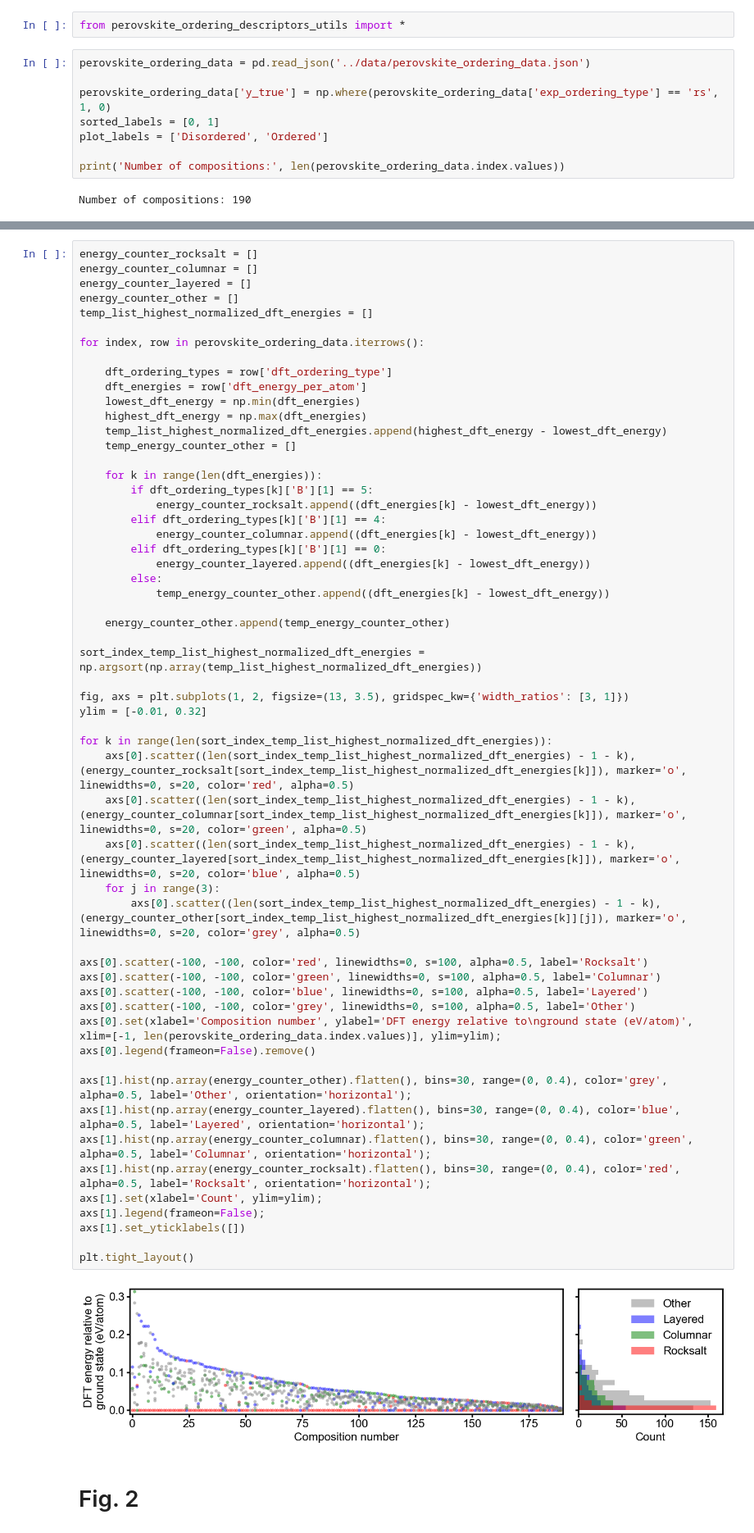
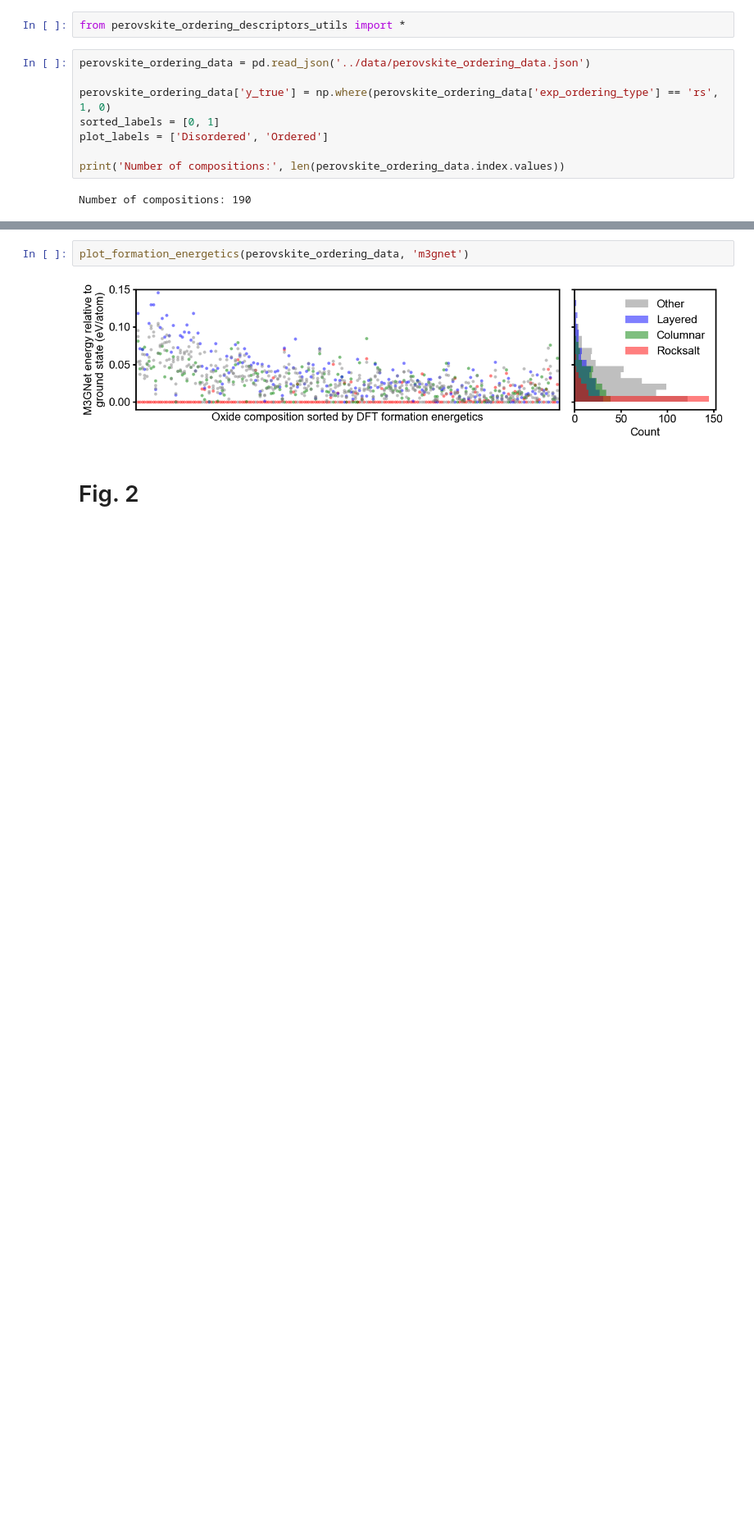
Before and after one commit to learningmatter-mit/Perovskite-Ordering-Descriptors, a Jupyter notebook: descriptors/perovskite_ordering_descriptors.ipynb, the cells around one changed output, grey strips where cells are left out. Shown at 82% size. Cells and saved outputs as stored; diff of their text form; blank space fills up the shorter version.

```diff
--- a/descriptors/perovskite_ordering_descriptors.ipynb
+++ b/descriptors/perovskite_ordering_descriptors.ipynb
@@ -46,61 +49,7 @@ Index(['formula', 'A', 'B', 'A_electronegativity', 'A_ox_state',
 # %%
-energy_counter_rocksalt = []
-energy_counter_columnar = []
-energy_counter_layered = []
-energy_counter_other = []
-temp_list_highest_normalized_dft_energies = []
-
-for index, row in perovskite_ordering_data.iterrows():
-
-    dft_ordering_types = row['dft_ordering_type']
-    dft_energies = row['dft_energy_per_atom']
-    lowest_dft_energy = np.min(dft_energies)
-    highest_dft_energy = np.max(dft_energies)
-    temp_list_highest_normalized_dft_energies.append(highest_dft_energy - lowest_dft_energy)
-    temp_energy_counter_other = []
-
-    for k in range(len(dft_energies)):
-        if dft_ordering_types[k]['B'][1] == 5:
-            energy_counter_rocksalt.append((dft_energies[k] - lowest_dft_energy))
-        elif dft_ordering_types[k]['B'][1] == 4:
-            energy_counter_columnar.append((dft_energies[k] - lowest_dft_energy))
-        elif dft_ordering_types[k]['B'][1] == 0:
-            energy_counter_layered.append((dft_energies[k] - lowest_dft_energy))
-        else:
-            temp_energy_counter_other.append((dft_energies[k] - lowest_dft_energy))
-
-    energy_counter_other.append(temp_energy_counter_other)
-
-sort_index_temp_list_highest_normalized_dft_energies = np.argsort(np.array(temp_list_highest_normalized_dft_energies))
-
-fig, axs = plt.subplots(1, 2, figsize=(13, 3.5), gridspec_kw={'width_ratios': [3, 1]})
-ylim = [-0.01, 0.32]
-
-for k in range(len(sort_index_temp_list_highest_normalized_dft_energies)):
-    axs[0].scatter((len(sort_index_temp_list_highest_normalized_dft_energies) - 1 - k), (energy_counter_rocksalt[sort_index_temp_list_highest_normalized_dft_energies[k]]), marker='o', linewidths=0, s=20, color='red', alpha=0.5)
-    axs[0].scatter((len(sort_index_temp_list_highest_normalized_dft_energies) - 1 - k), (energy_counter_columnar[sort_index_temp_list_highest_normalized_dft_energies[k]]), marker='o', linewidths=0, s=20, color='green', alpha=0.5)
-    axs[0].scatter((len(sort_index_temp_list_highest_normalized_dft_energies) - 1 - k), (energy_counter_layered[sort_index_temp_list_highest_normalized_dft_energies[k]]), marker='o', linewidths=0, s=20, color='blue', alpha=0.5)
-    for j in range(3):
-        axs[0].scatter((len(sort_index_temp_list_highest_normalized_dft_energies) - 1 - k), (energy_counter_other[sort_index_temp_list_highest_normalized_dft_energies[k]][j]), marker='o', linewidths=0, s=20, color='grey', alpha=0.5)
-
-axs[0].scatter(-100, -100, color='red', linewidths=0, s=100, alpha=0.5, label='Rocksalt')
-axs[0].scatter(-100, -100, color='green', linewidths=0, s=100, alpha=0.5, label='Columnar')
-axs[0].scatter(-100, -100, color='blue', linewidths=0, s=100, alpha=0.5, label='Layered')
-axs[0].scatter(-100, -100, color='grey', linewidths=0, s=100, alpha=0.5, label='Other')
-axs[0].set(xlabel='Composition number', ylabel='DFT energy relative to\nground state (eV/atom)', xlim=[-1, len(perovskite_ordering_data.index.values)], ylim=ylim);
-axs[0].legend(frameon=False).remove()
-
-axs[1].hist(np.array(energy_counter_other).flatten(), bins=30, range=(0, 0.4), color='grey', alpha=0.5, label='Other', orientation='horizontal');
-axs[1].hist(np.array(energy_counter_layered).flatten(), bins=30, range=(0, 0.4), color='blue', alpha=0.5, label='Layered', orientation='horizontal');
-axs[1].hist(np.array(energy_counter_columnar).flatten(), bins=30, range=(0, 0.4), color='green', alpha=0.5, label='Columnar', orientation='horizontal');
-axs[1].hist(np.array(energy_counter_rocksalt).flatten(), bins=30, range=(0, 0.4), color='red', alpha=0.5, label='Rocksalt', orientation='horizontal');
-axs[1].set(xlabel='Count', ylim=ylim);
-axs[1].legend(frameon=False);
-axs[1].set_yticklabels([])
-
-plt.tight_layout()
+plot_formation_energetics(perovskite_ordering_data, 'm3gnet')
 # %% [output]
-[figure, old version]
+[figure, new version]
 # %% [markdown]
 # Fig. 2
 # %%
```
Also changed, not shown: parts of 4 cells of this notebook, 2 other files.
